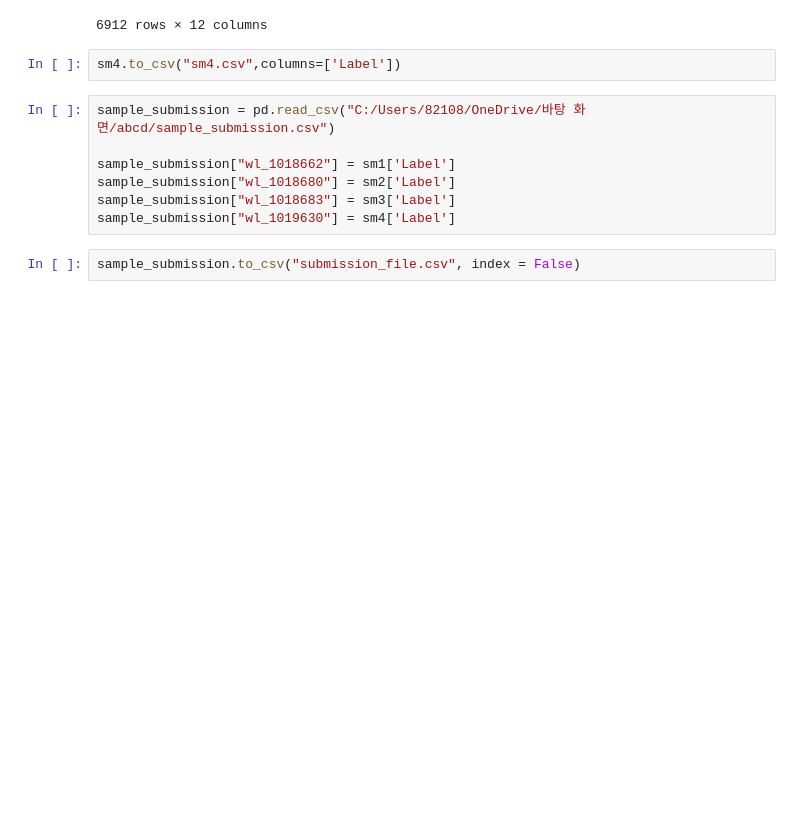
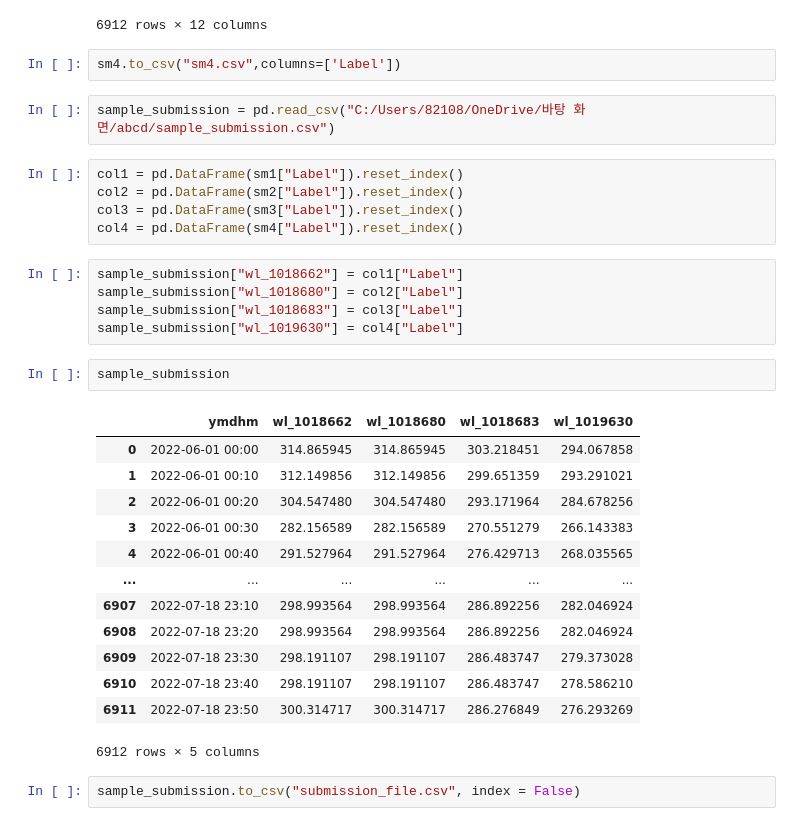
Before and after one commit to kdg1993/han_river_water_level, a Jupyter notebook: AutoML_Ryeol.ipynb, the cells around one changed output. Saved outputs shown, nothing was run; the diff lists cells and outputs as text; blank space fills up the shorter version.

```diff
--- a/AutoML_Ryeol.ipynb
+++ b/AutoML_Ryeol.ipynb
@@ -595,10 +595,31 @@ sm4
 sm4.to_csv("sm4.csv",columns=['Label'])
 # %%
 sample_submission = pd.read_csv("C:/Users/82108/OneDrive/바탕 화면/abcd/sample_submission.csv")
-
-sample_submission["wl_1018662"] = sm1['Label']
-sample_submission["wl_1018680"] = sm2['Label']
-sample_submission["wl_1018683"] = sm3['Label']
-sample_submission["wl_1019630"] = sm4['Label']
+# %%
+col1 = pd.DataFrame(sm1["Label"]).reset_index()
+col2 = pd.DataFrame(sm2["Label"]).reset_index()
+col3 = pd.DataFrame(sm3["Label"]).reset_index()
+col4 = pd.DataFrame(sm4["Label"]).reset_index()
+# %%
+sample_submission["wl_1018662"] = col1["Label"]
+sample_submission["wl_1018680"] = col2["Label"]
+sample_submission["wl_1018683"] = col3["Label"]
+sample_submission["wl_1019630"] = col4["Label"]
+# %%
+sample_submission
+# %% [output]
+|  | ymdhm | wl_1018662 | wl_1018680 | wl_1018683 | wl_1019630 |
+| 0 | 2022-06-01 00:00 | 314.865945 | 314.865945 | 303.218451 | 294.067858 |
+| 1 | 2022-06-01 00:10 | 312.149856 | 312.149856 | 299.651359 | 293.291021 |
+| 2 | 2022-06-01 00:20 | 304.547480 | 304.547480 | 293.171964 | 284.678256 |
+| 3 | 2022-06-01 00:30 | 282.156589 | 282.156589 | 270.551279 | 266.143383 |
+| 4 | 2022-06-01 00:40 | 291.527964 | 291.527964 | 276.429713 | 268.035565 |
+| ... | ... | ... | ... | ... | ... |
+| 6907 | 2022-07-18 23:10 | 298.993564 | 298.993564 | 286.892256 | 282.046924 |
+| 6908 | 2022-07-18 23:20 | 298.993564 | 298.993564 | 286.892256 | 282.046924 |
+| 6909 | 2022-07-18 23:30 | 298.191107 | 298.191107 | 286.483747 | 279.373028 |
+| 6910 | 2022-07-18 23:40 | 298.191107 | 298.191107 | 286.483747 | 278.586210 |
+| 6911 | 2022-07-18 23:50 | 300.314717 | 300.314717 | 286.276849 | 276.293269 |
+6912 rows × 5 columns
 # %%
 sample_submission.to_csv("submission_file.csv", index = False)
```
Also changed, not shown: 1 other file.
